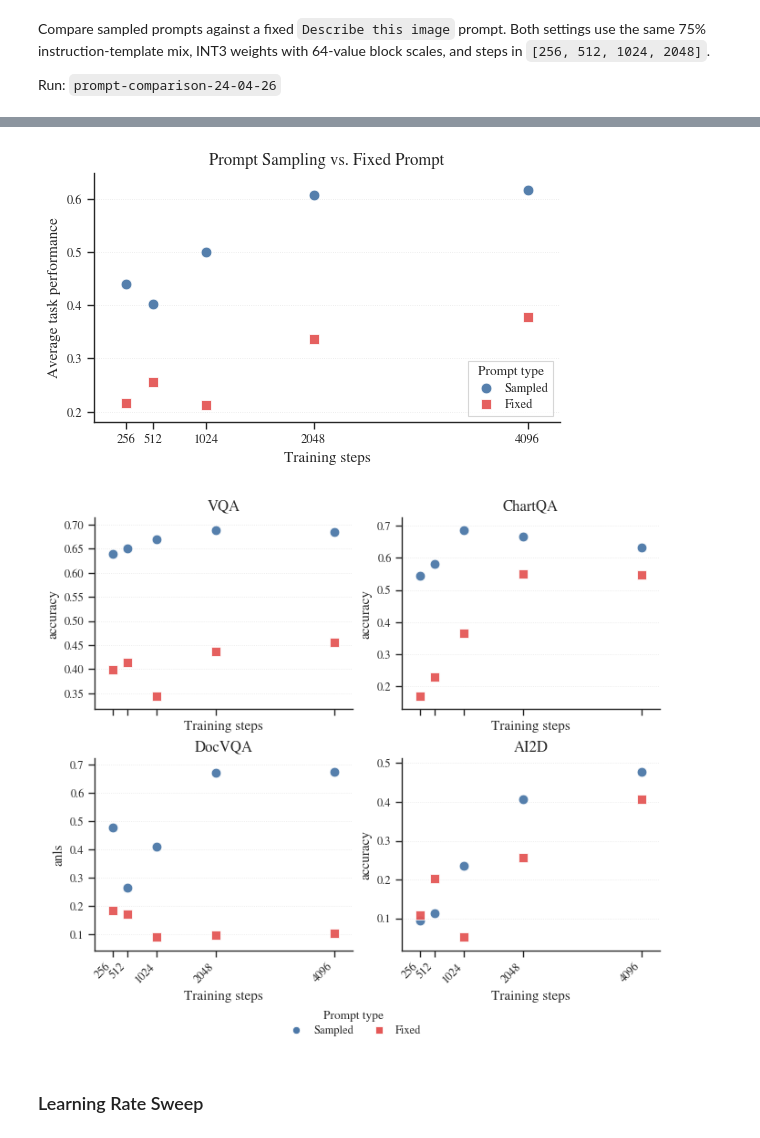
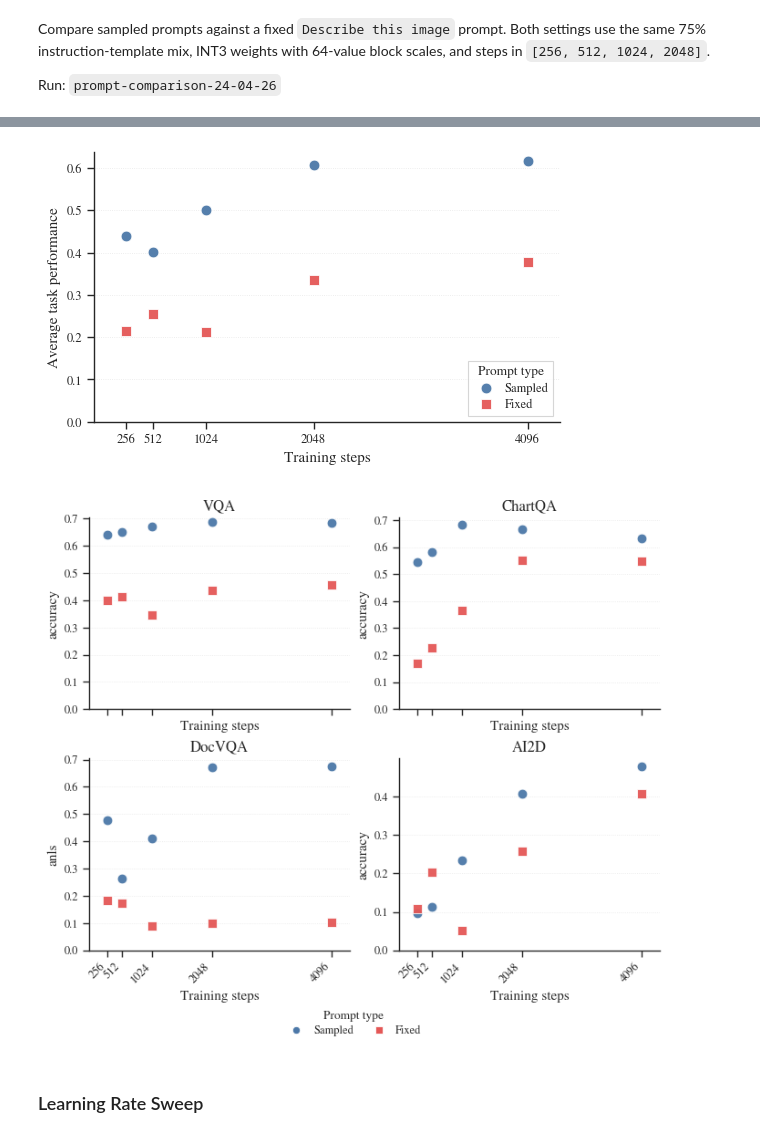
Before and after one commit to graphcore-research/llama-mobile-vlm, a Jupyter notebook: 20260415-PaperFigures.ipynb, the cells around one changed output, grey strips where cells are left out. Saved outputs shown, nothing was run; the diff lists cells and outputs as text; code cells hidden in the pictures.

```diff
--- a/20260415-PaperFigures.ipynb
+++ b/20260415-PaperFigures.ipynb
@@ -669,11 +670,12 @@ fig, ax = plt.subplots(figsize=figsize, constrained_layout=True)
 
 scatter_groups(ax, plot_prompt_df, "prompt", prompt_styles, "n_steps", "overall", label=True)
 ax.set(
-    title="Prompt Sampling vs. Fixed Prompt",
+    # title="Prompt Sampling vs. Fixed Prompt",
     xlabel="Training steps",
     ylabel="Average task performance",
     xticks=prompt_steps,
 )
+ax.set_ylim(bottom=0)
 finish_axis(ax, x_margin=0.08)
 
 ax.legend(
@@ -689,40 +691,41 @@ ax.legend(
 save_figure(fig, "fig_prompt_overall.pdf")
 plt.show()
 # %% [output]
-[figure, old version]
+[figure, new version]
 # %%
 figsize = (6.8, 5.6)
 fig, axes = plt.subplots(2, 2, figsize=figsize, sharex=True, constrained_layout=True)
 
 for ax, task in zip(axes.flatten(), DOWNSTREAM_TASKS):
     scatter_groups(ax, plot_prompt_df, "prompt", prompt_styles, "n_steps", task)
     ax.set(
         title=TASK_TITLES[task],
         xlabel="Training steps",
         ylabel=get_metric(task),
         xticks=prompt_steps,
     )
+    ax.set_ylim(bottom=0)
     finish_axis(ax, x_margin=0.08)
     ax.tick_params(axis="x", labelrotation=45)
     for label in ax.get_xticklabels():
         label.set_ha("right")
 
 fig.legend(
     handles=style_handles(prompt_styles),
     title="Prompt type",
     loc="lower center",
     ncol=2,
     frameon=False,
     bbox_to_anchor=(0.5, -0.08),
     columnspacing=1.2,
     labelspacing=0.35,
     handletextpad=0.5,
 )
 
 save_figure(fig, "fig_prompt_tasks.pdf")
 plt.show()
 # %% [output]
-[figure, old version]
+[figure, new version]
 # %% [markdown]
 ### Learning Rate Sweep
 # %% [markdown]
```
Also changed, not shown: parts of 5 cells of this notebook.
